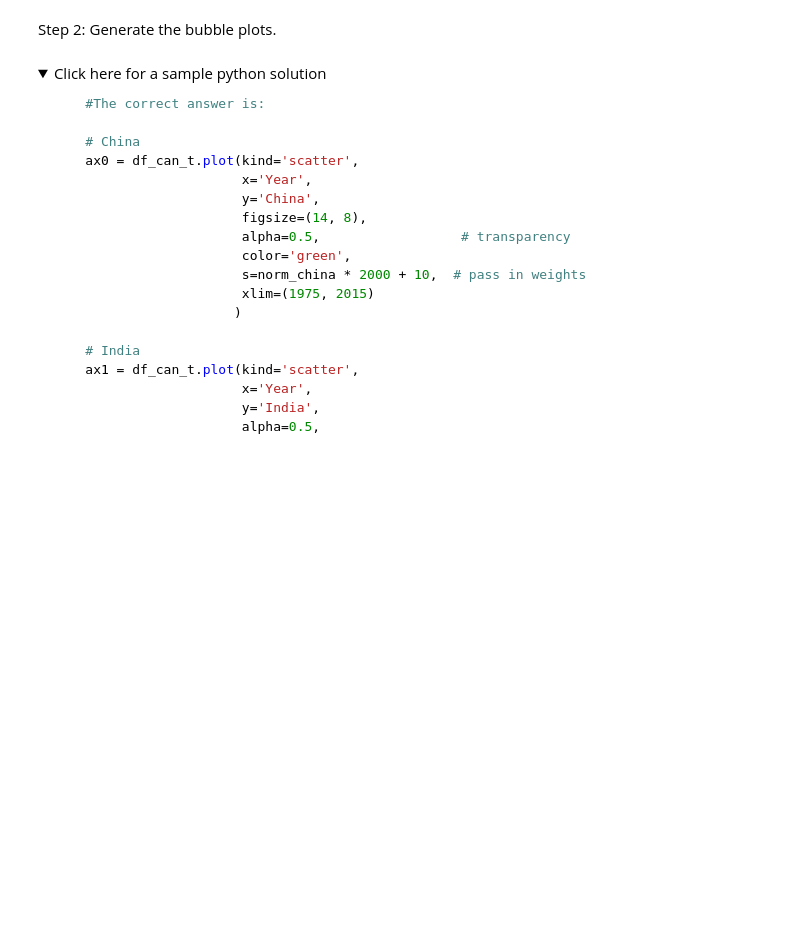
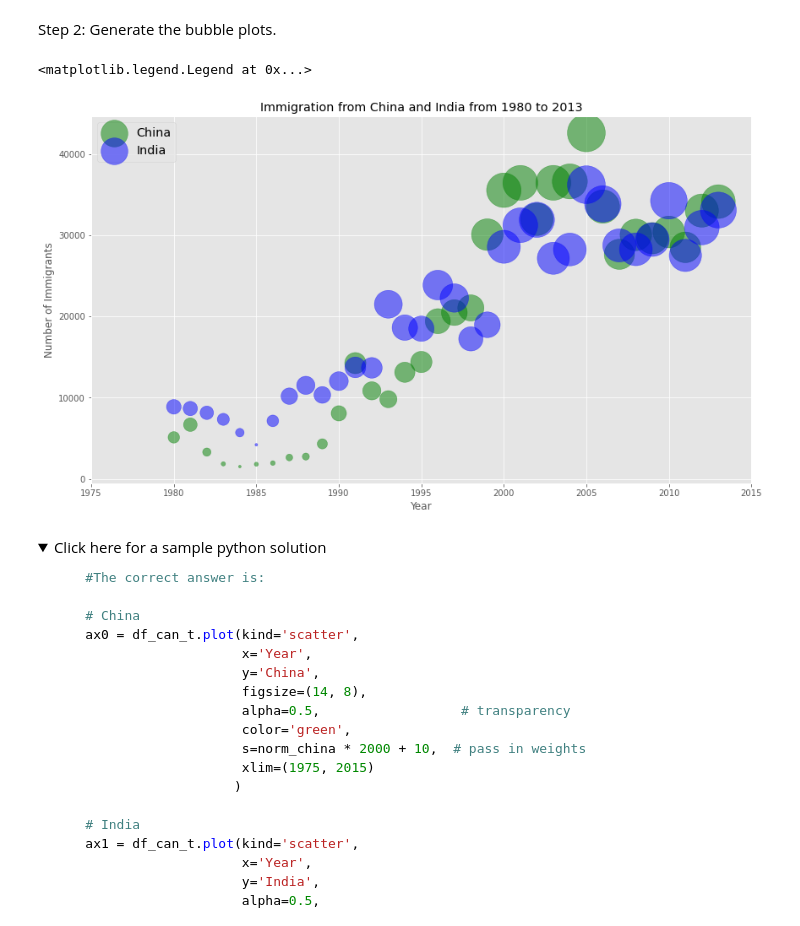
Before and after one commit to lionhatt/Visualizing-Data-with-Python, a Jupyter notebook: DV0101EN-Exercise-Pie-Charts-Box-Plots-Scatter-Plots-and-Bubble-Plots-py.ipynb, the cells around one changed output. Saved outputs shown, nothing was run; the diff lists cells and outputs as text; code cells hidden in the pictures; folded sections open; blank space fills up the shorter version.

Commit message:
Specialized Visualization Tools

```diff
--- a/DV0101EN-Exercise-Pie-Charts-Box-Plots-Scatter-Plots-and-Bubble-Plots-py.ipynb
+++ b/DV0101EN-Exercise-Pie-Charts-Box-Plots-Scatter-Plots-and-Bubble-Plots-py.ipynb
@@ -983,29 +983,32 @@ Step 2: Generate the bubble plots.
 # %%
 ### type your answer here
 # China
 ax0 = df_can_t.plot(kind='scatter',
                     x='Year',
-                    y='C',
+                    y='China',
                     figsize=(14, 8),
                     alpha=0.5,  # transparency
                     color='green',
-                    s=norm_brazil * 2000 + 10,  # pass in weights
+                    s=norm_china * 2000 + 10,  # pass in weights
                     xlim=(1975, 2015)
                     )
 
-# Argentina
+# India
 ax1 = df_can_t.plot(kind='scatter',
                     x='Year',
-                    y='Argentina',
+                    y='India',
                     alpha=0.5,
                     color="blue",
-                    s=norm_argentina * 2000 + 10,
+                    s=norm_india * 2000 + 10,
                     ax=ax0
                     )
 
 ax0.set_ylabel('Number of Immigrants')
-ax0.set_title('Immigration from Brazil and Argentina from 1980 to 2013')
-ax0.legend(['Brazil', 'Argentina'], loc='upper left', fontsize='x-large')
+ax0.set_title('Immigration from China and India from 1980 to 2013')
+ax0.legend(['China', 'India'], loc='upper left', fontsize='x-large')
+# %% [output]
+<matplotlib.legend.Legend at 0x...>
+[figure, added]
 # %% [markdown]
 <details><summary>Click here for a sample python solution</summary>
 
```
